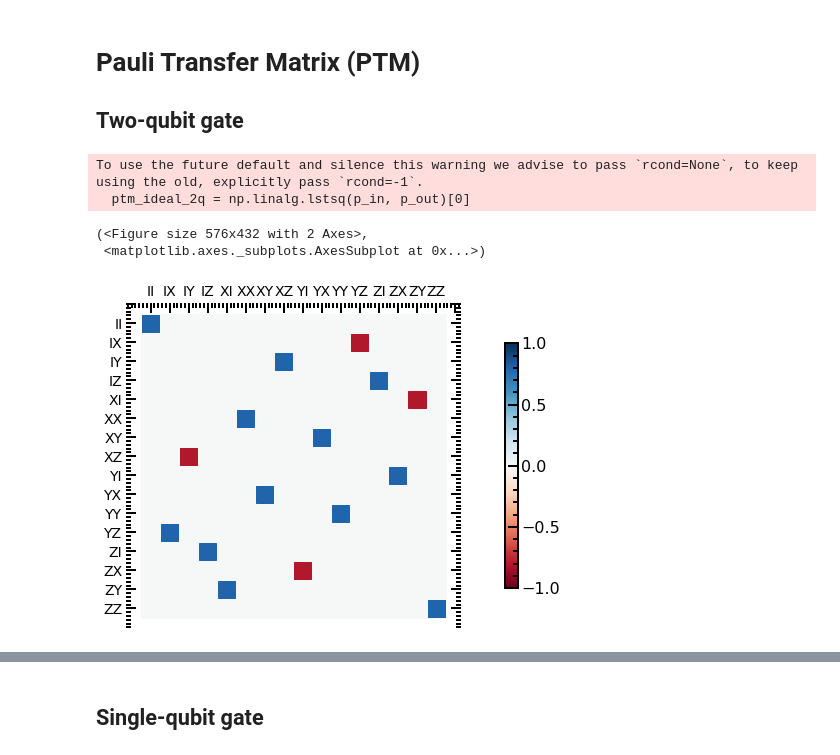
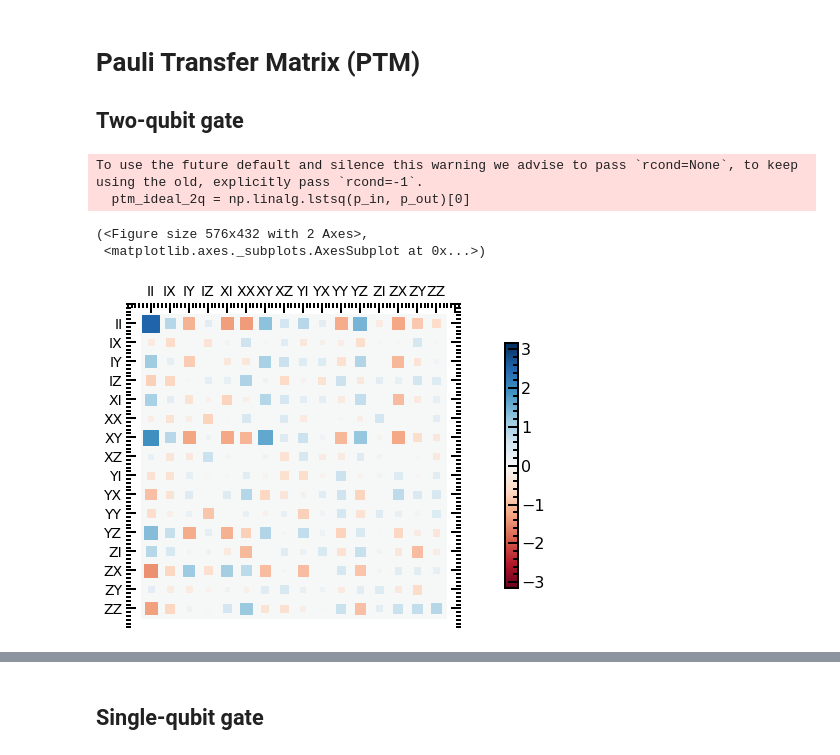
Before and after one commit to qnl/Fluxonium_berkeley, a Jupyter notebook: Notebooks/C. Metrology.ipynb, the cells around one changed output, grey strips where cells are left out. Cells and saved outputs as stored; diff of their text form; code cells hidden in the pictures.

```diff
--- a/Notebooks/C. Metrology.ipynb
+++ b/Notebooks/C. Metrology.ipynb
@@ -147,6 +171,19 @@ Defined process fidelity between cz and cz:  1.0
 # %% [markdown]
 # Pauli Transfer Matrix (PTM)
 ## Two-qubit gate
+# %%
+sqrtiswap_matrix =[[1,0,0,0],
+[0,0.48-0.07j, 0.69-0.1j, 0],
+[0,0.78-0.07j, -0.49-0.18j,0],
+[0, 0, 0, -0.54+0.81j]]
+
+sqrtiswap_matrix = [[ 1.  +0.j  , -0.17+0.42j, -0.3 -0.51j,  0.01-0.42j],
+       [-0.73+0.59j, -0.96-1.07j,  1.14+1.19j,  0.99+0.45j],
+       [ 0.58+0.36j, -0.71+0.34j,  0.01-1.1j ,  0.4 -0.46j],
+       [ 0.18+0.4j , -0.45+0.17j,  0.37-0.48j,  0.75+0.07j]]
+
+sqrtiswap_matrix = Qobj(sqrtiswap_matrix)
+sqrtiswap_matrix.dims = [[2,2],[2,2]]
 # %%
 prep_generator = [qeye(2), ry(np.pi/2.0), rx(np.pi/2.0), sigmax()]
 prep_rotations = []
@@ -161,32 +198,34 @@ for q1gate in meas_generator:
     for q2gate in meas_generator:
         gate = (tensor(q1gate, q2gate))
         meas_rotations.append(gate)
 
 p_in = np.zeros((16,16))
 p_out = np.zeros((16,16))
 
 gnd_state = tensor(basis(2,0), basis(2,0))
 # gate_op = tensor(qeye(2), rx(np.pi/2))
 # gate_op = tensor(rx(np.pi/2), qeye(2))
 # gate_op = cnot()
 # gate_op = cphase(np.pi)
-gate_op = iswap()#*tensor(rz(1.1), qeye(2))*tensor(qeye(2),rz(0.9))
+# gate_op = sqrtiswap()#*tensor(rz(1.1), qeye(2))*tensor(qeye(2),rz(0.9))
+gate_op = sqrtiswap_matrix
+# gate_op=cphase(-2.16075)*tensor(rz(0.1394),rz(2.78789))*sqrtiswap_matrix
 for i, rot_i in enumerate(prep_rotations):
     for j, rot_j in enumerate(meas_rotations):
         p_in[i,j] = expect(rot_j, rot_i*gnd_state)
         p_out[i,j] = expect(rot_j, gate_op*(rot_i*gnd_state))
 ptm_ideal_2q = np.linalg.lstsq(p_in, p_out)[0]
 
 str_primitive = ["I","X","Y","Z"]
 op_label = []
 for prim1 in str_primitive:
     for prim2 in str_primitive:
         op_label.append(prim1+prim2)
 # print (op_label)
 qutip.hinton(ptm_ideal_2q, xlabels = op_label, ylabels = op_label)
 # %% [output]
 To use the future default and silence this warning we advise to pass `rcond=None`, to keep using the old, explicitly pass `rcond=-1`.
   ptm_ideal_2q = np.linalg.lstsq(p_in, p_out)[0]
 (<Figure size 576x432 with 2 Axes>,
  <matplotlib.axes._subplots.AxesSubplot at 0x...>)
-[figure, old version]
+[figure, new version]
```
Also changed, not shown: parts of 3 cells of this notebook, 12 other files.
